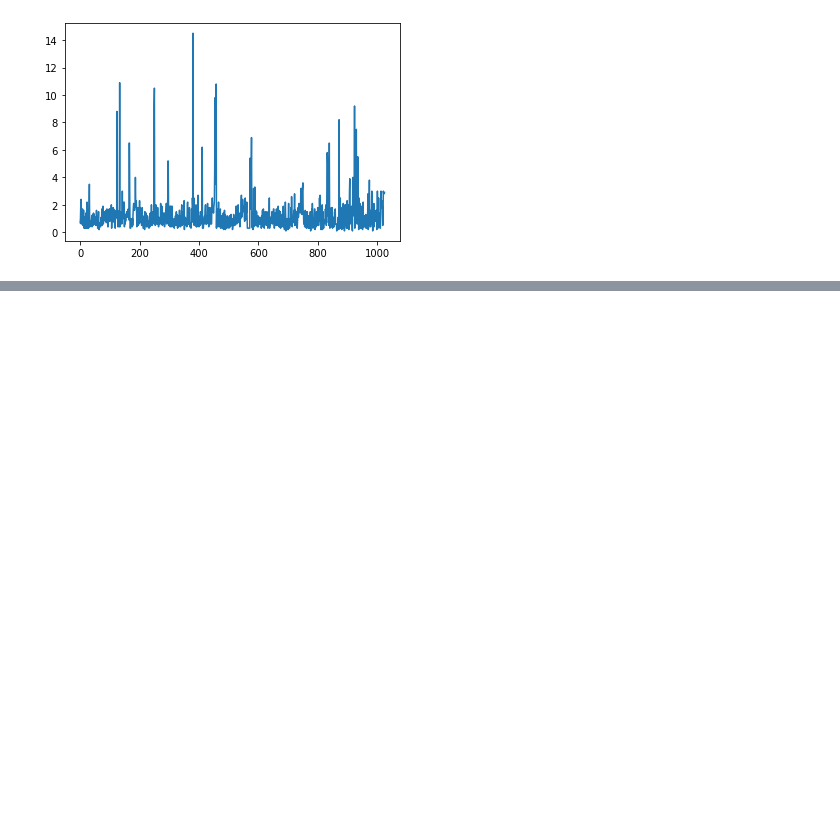
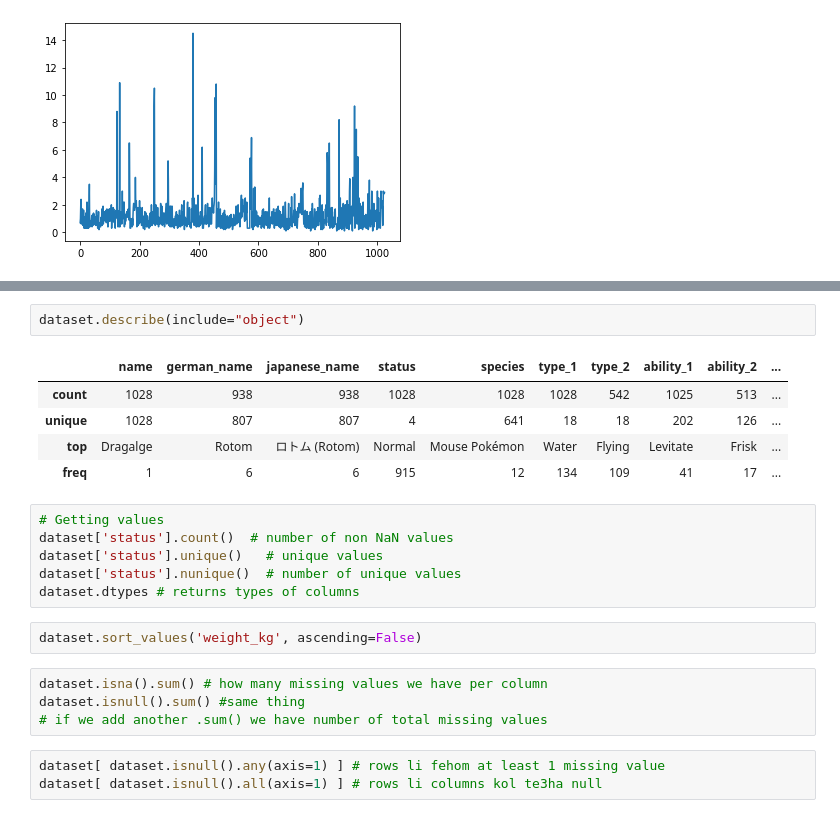
Before and after one commit to Circuito-io/ComponentEditor, a Jupyter notebook: F_22.ipynb, the cells around one changed output, grey strips where cells are left out. Drawn from its saved outputs; the diff is of its cells as text; blank space fills up the shorter version.

```diff
--- a/F_22.ipynb
+++ b/F_22.ipynb
@@ -143,0 +127,23 @@ tall_legendary_pokemons = dataset[ (dataset['height_m'] > 10) & (dataset['status
+# %%
+dataset.describe(include="object")
+# %% [output]
+|  | name | german_name | japanese_name | status | species | type_1 | type_2 | ability_1 | ability_2 | ... |
+| count | 1028 | 938 | 938 | 1028 | 1028 | 1028 | 542 | 1025 | 513 | ... |
+| unique | 1028 | 807 | 807 | 4 | 641 | 18 | 18 | 202 | 126 | ... |
+| top | Dragalge | Rotom | ロトム (Rotom) | Normal | Mouse Pokémon | Water | Flying | Levitate | Frisk | ... |
+| freq | 1 | 6 | 6 | 915 | 12 | 134 | 109 | 41 | 17 | ... |
+# %%
+# Getting values
+dataset['status'].count()  # number of non NaN values
+dataset['status'].unique()   # unique values
+dataset['status'].nunique()  # number of unique values
+dataset.dtypes # returns types of columns
+# %%
+dataset.sort_values('weight_kg', ascending=False)
+# %%
+dataset.isna().sum() # how many missing values we have per column
+dataset.isnull().sum() #same thing
+# if we add another .sum() we have number of total missing values
+# %%
+dataset[ dataset.isnull().any(axis=1) ] # rows li fehom at least 1 missing value
+dataset[ dataset.isnull().all(axis=1) ] # rows li columns kol te3ha null
```
Also changed, not shown: parts of 46 cells of this notebook.
